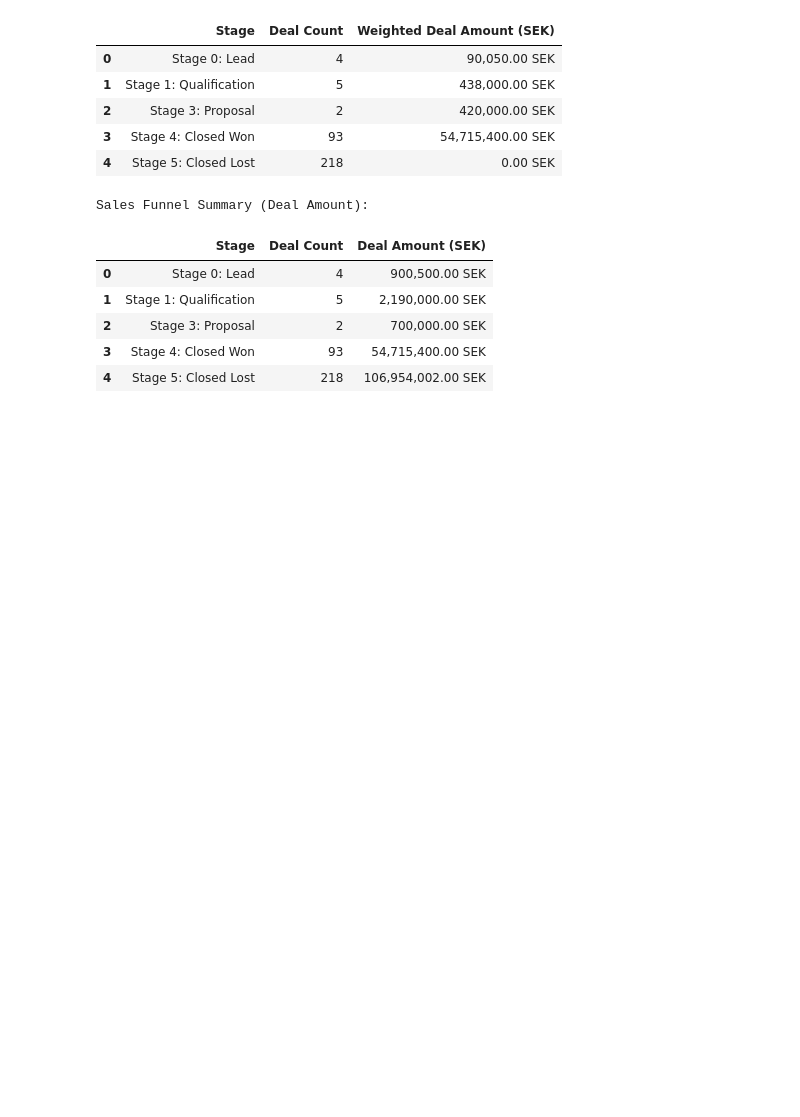
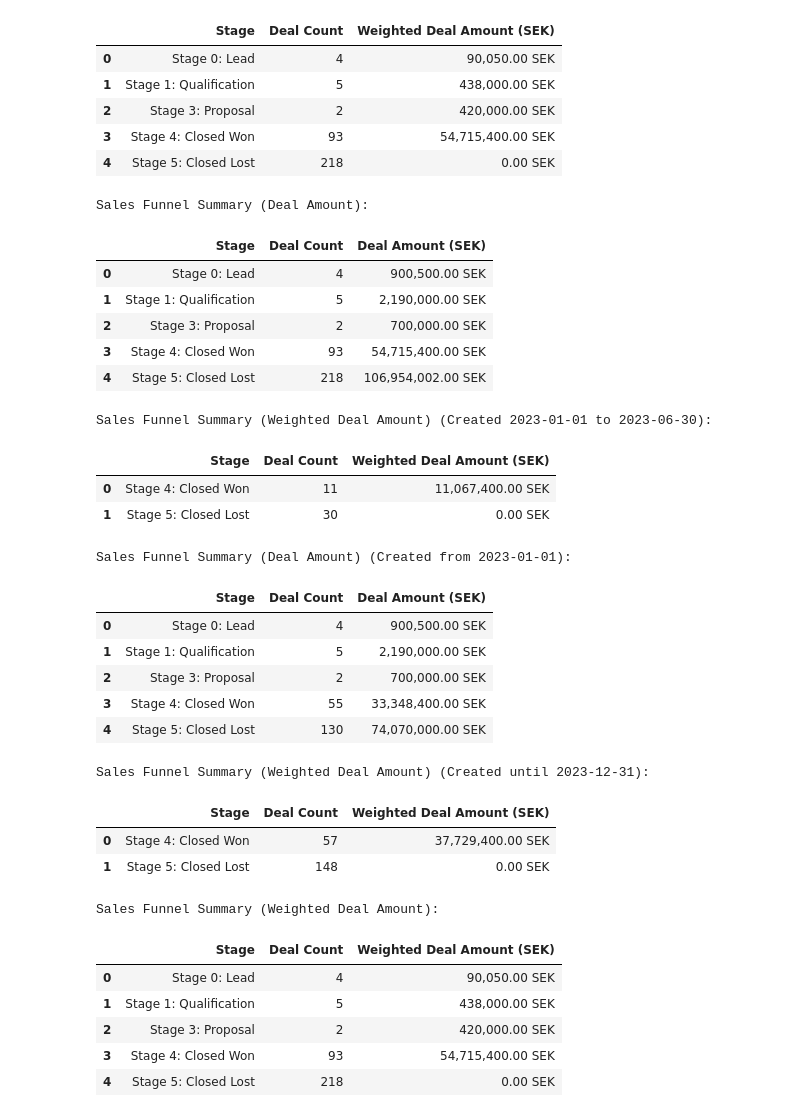
Before and after one commit to alshakarti/hyper_island_bi, a Jupyter notebook: eda.ipynb, the cells around one changed output. Cells and saved outputs as stored; diff of their text form; code cells hidden in the pictures; blank space fills up the shorter version.

Commit message:
added sales funnel viz

```diff
--- a/eda.ipynb
+++ b/eda.ipynb
@@ -201,11 +201,12 @@ memory usage: 22.8+ KB
 # %% [markdown]
 ## Plot sales funnel
 # %%
-def simple_sales_funnel(df, weighted_amount=True):
+# first version only with weighted amount filter
+def sales_funnel_viz(df, weighted_amount=True):
     """
-    Create a simple sales funnel visualization using Plotly.
+    Sales funnel visualization using Plotly
 
-    Parameters:
+    Arguments:
     df (DataFrame): Sales pipeline dataframe
     weighted_amount (bool): If True, use weighted_deal_amount, otherwise use deal_amount
 
@@ -297,0 +412,35 @@ Sales Funnel Summary (Deal Amount):
+# %%
+sales_funnel_viz(sales_pipeline, weighted_amount=True,
+                   time_filter_start='2023-01-01',
+                   time_filter_stop='2023-06-30')
+
+sales_funnel_viz(sales_pipeline, weighted_amount=False,
+                   time_filter_start='2023-01-01')
+
+sales_funnel_viz(sales_pipeline, weighted_amount=True,
+                   time_filter_stop='2023-12-31')
+
+sales_funnel_viz(sales_pipeline, weighted_amount=True)
+# %% [output]
+Sales Funnel Summary (Weighted Deal Amount) (Created 2023-01-01 to 2023-06-30):
+|  | Stage | Deal Count | Weighted Deal Amount (SEK) |
+| 0 | Stage 4: Closed Won | 11 | 11,067,400.00 SEK |
+| 1 | Stage 5: Closed Lost | 30 | 0.00 SEK |
+Sales Funnel Summary (Deal Amount) (Created from 2023-01-01):
+|  | Stage | Deal Count | Deal Amount (SEK) |
+| 0 | Stage 0: Lead | 4 | 900,500.00 SEK |
+| 1 | Stage 1: Qualification | 5 | 2,190,000.00 SEK |
+| 2 | Stage 3: Proposal | 2 | 700,000.00 SEK |
+| 3 | Stage 4: Closed Won | 55 | 33,348,400.00 SEK |
+| 4 | Stage 5: Closed Lost | 130 | 74,070,000.00 SEK |
+Sales Funnel Summary (Weighted Deal Amount) (Created until 2023-12-31):
+|  | Stage | Deal Count | Weighted Deal Amount (SEK) |
+| 0 | Stage 4: Closed Won | 57 | 37,729,400.00 SEK |
+| 1 | Stage 5: Closed Lost | 148 | 0.00 SEK |
+Sales Funnel Summary (Weighted Deal Amount):
+|  | Stage | Deal Count | Weighted Deal Amount (SEK) |
+| 0 | Stage 0: Lead | 4 | 90,050.00 SEK |
+| 1 | Stage 1: Qualification | 5 | 438,000.00 SEK |
+| 2 | Stage 3: Proposal | 2 | 420,000.00 SEK |
+| 3 | Stage 4: Closed Won | 93 | 54,715,400.00 SEK |
+| 4 | Stage 5: Closed Lost | 218 | 0.00 SEK |
```
Also changed, not shown: parts of 2 cells of this notebook.
